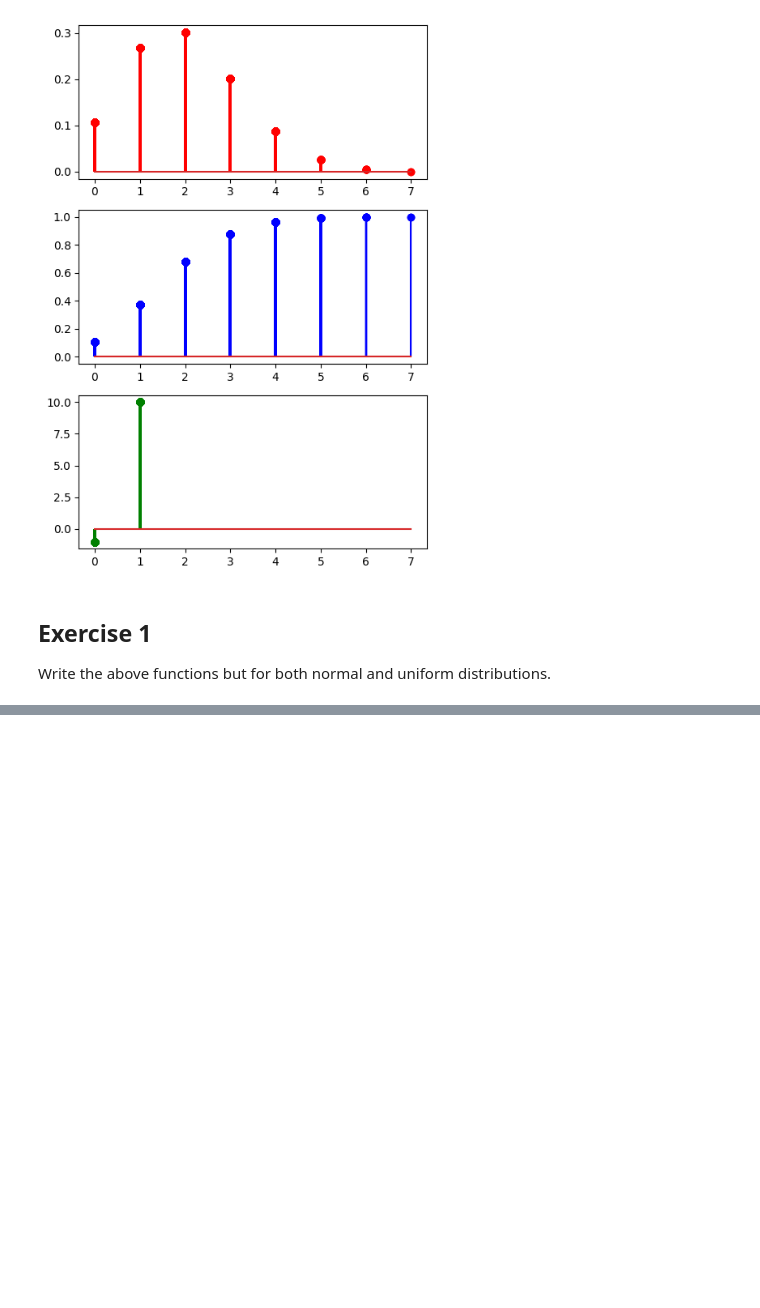
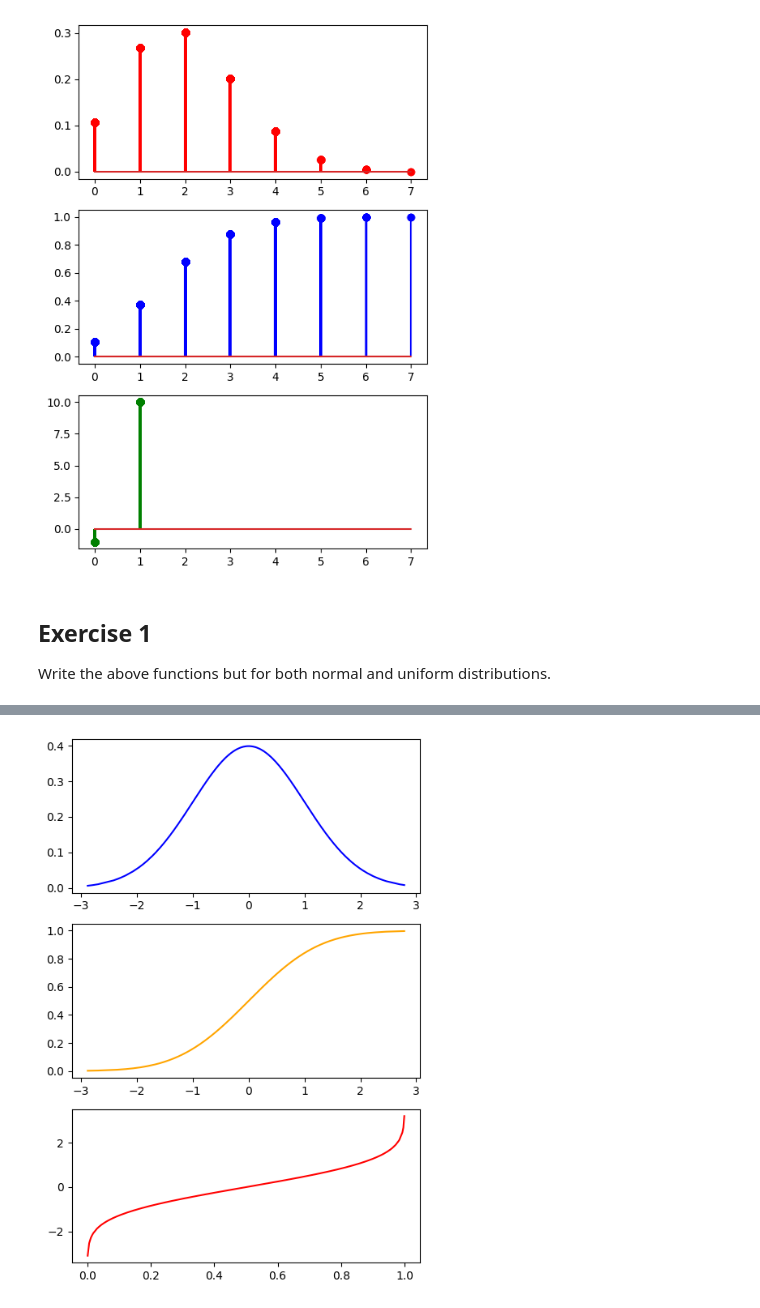
Before and after one commit to RmVa23/probability-distribution-exercises-project-with-python, a Jupyter notebook: notebook/problems.ipynb, the cells around one changed output, grey strips where cells are left out. Drawn from its saved outputs; the diff is of its cells as text; code cells hidden in the pictures; blank space fills up the shorter version.

```diff
--- a/notebook/problems.ipynb
+++ b/notebook/problems.ipynb
@@ -127 +127,26 @@ La probabilidad acumulada de que un valor seleccionado al azar de una distribuci
 El valor en una distribución normal (media=0, desviacion=1) con una probabilidad acumulada de 0.9 es: 1.2815515655446004
+# %%
+import matplotlib.pyplot as plt
+import numpy as np
+
+np.random.seed(4)
+
+media = 0
+std = 1
+data = sorted(rnorm(1000, 0, 1))
+
+pdf = dnorm(data, media, std)
+cdf = pnorm(data, media, std)
+ppf = qnorm(data, media, std)
+
+fig, axis = plt.subplots(3, 1, figsize=(5, 7))
+
+axis[0].plot(data, pdf, color='blue')
+axis[1].plot(data, cdf, color='orange')
+axis[2].plot(data, ppf, color='red')
+
+plt.tight_layout()
+
+plt.show()
+# %% [output]
+[figure, added]
```
Also changed, not shown: parts of 1 cell of this notebook.
